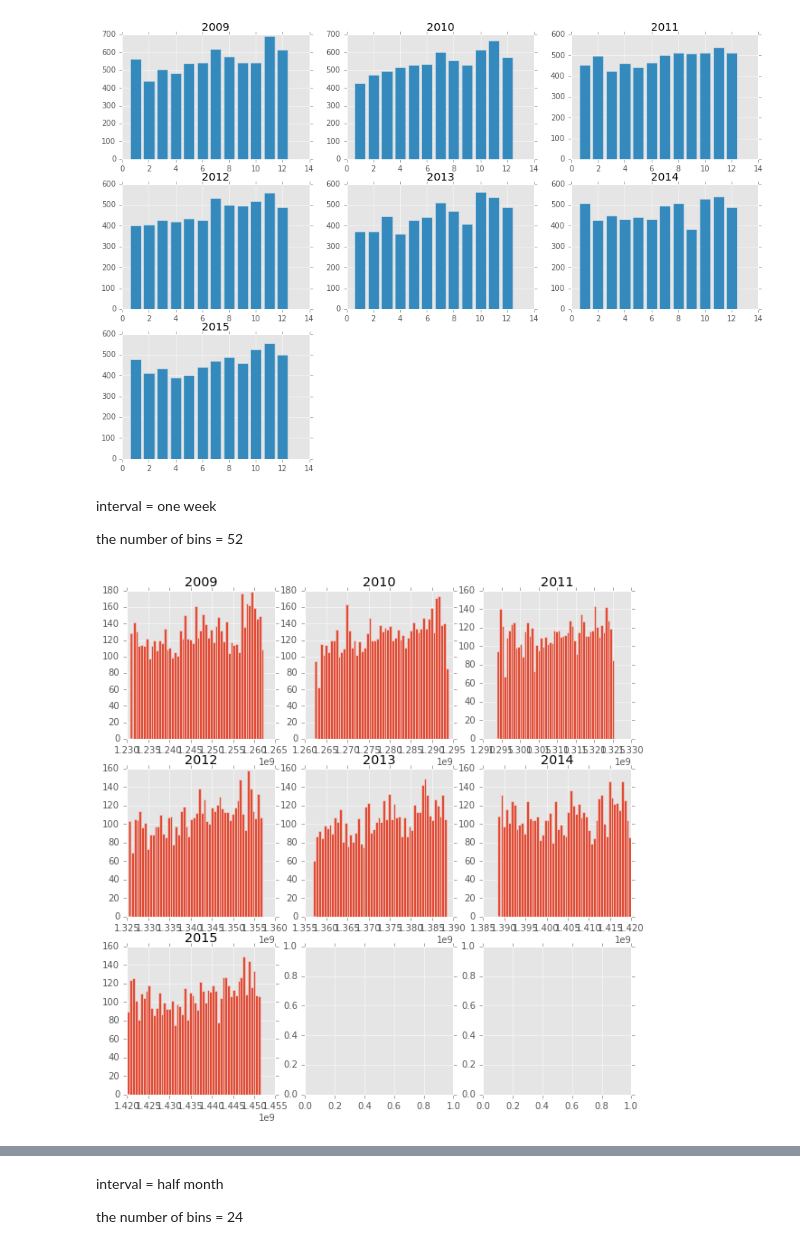
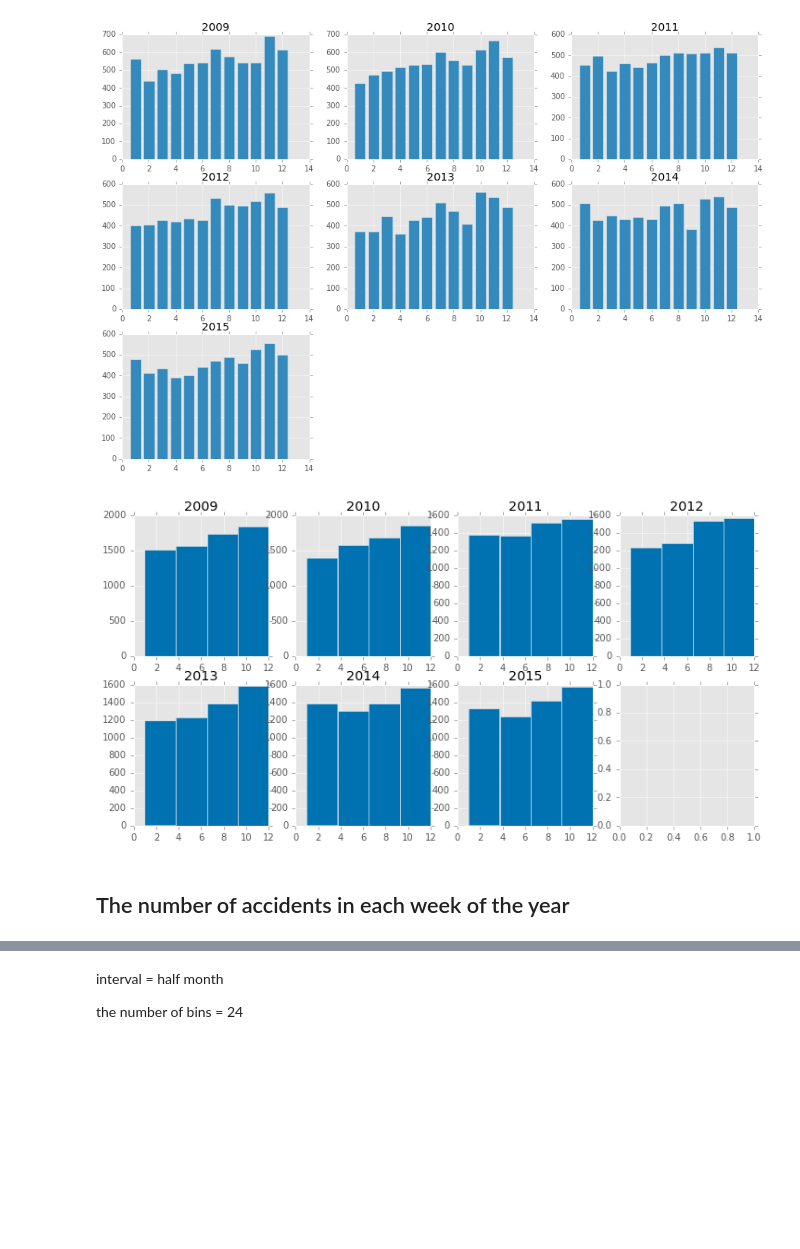
Before and after one commit to evxu/road-safety-project, a Jupyter notebook: Data_Exploration_3.ipynb, the cells around one changed output, grey strips where cells are left out. Cells and saved outputs as stored; diff of their text form; code cells hidden in the pictures; blank space fills up the shorter version.

Commit message:
7/27
revise number of accident images

```diff
--- a/Data_Exploration_3.ipynb
+++ b/Data_Exploration_3.ipynb
@@ -685,26 +686,24 @@ for year in years:
 # %% [output]
 [figure]
-# %% [markdown]
-interval = one week
-
-the number of bins = 52
 # %%
-import time
 years = ['2009', '2010', '2011', '2012', '2013', '2014', '2015']
 nfig = 0
-fig, axes = plt.subplots(nrows=3, ncols=3)
+fig, axes = plt.subplots(nrows=2, ncols=4)
 for year in years:
     df = pd.read_csv('data2/Accidents_' + year + '.csv',low_memory=False)
     date = df['Date'].values
     n = len(date)
     month = pd.Series([0]*n)
     i = 0
     for d in date:
-        timeArray = time.strptime(d, "%d/%m/%Y")
-        month[i] = int(time.mktime(timeArray))
+        m = d.split('/')[1]
+        month[i] = m
         i+=1
-    month.hist(bins = 52, ax=axes[int(nfig/3), nfig%3], figsize = (10,10))
-    axes[int(nfig/3), nfig%3].set_title(year);
-    nfig+=1
+    month.hist(bins = 4, ax=axes[int(nfig/4), nfig%4], figsize = (12,6),color = '#0072B2')
+    axes[int(nfig/4), nfig%4].set_title(year);
+    nfig += 1
+plt.savefig('image/accident_num_highways_3month_allyear.eps',format="eps",transparent=True, bbox_inches='tight', pad_inches=0.1)
 # %% [output]
-[figure, old version]
+[figure, new version]
+# %% [markdown]
+## The number of accidents in each week of the year
```
Also changed, not shown: parts of 10 cells of this notebook, 12 other files.
